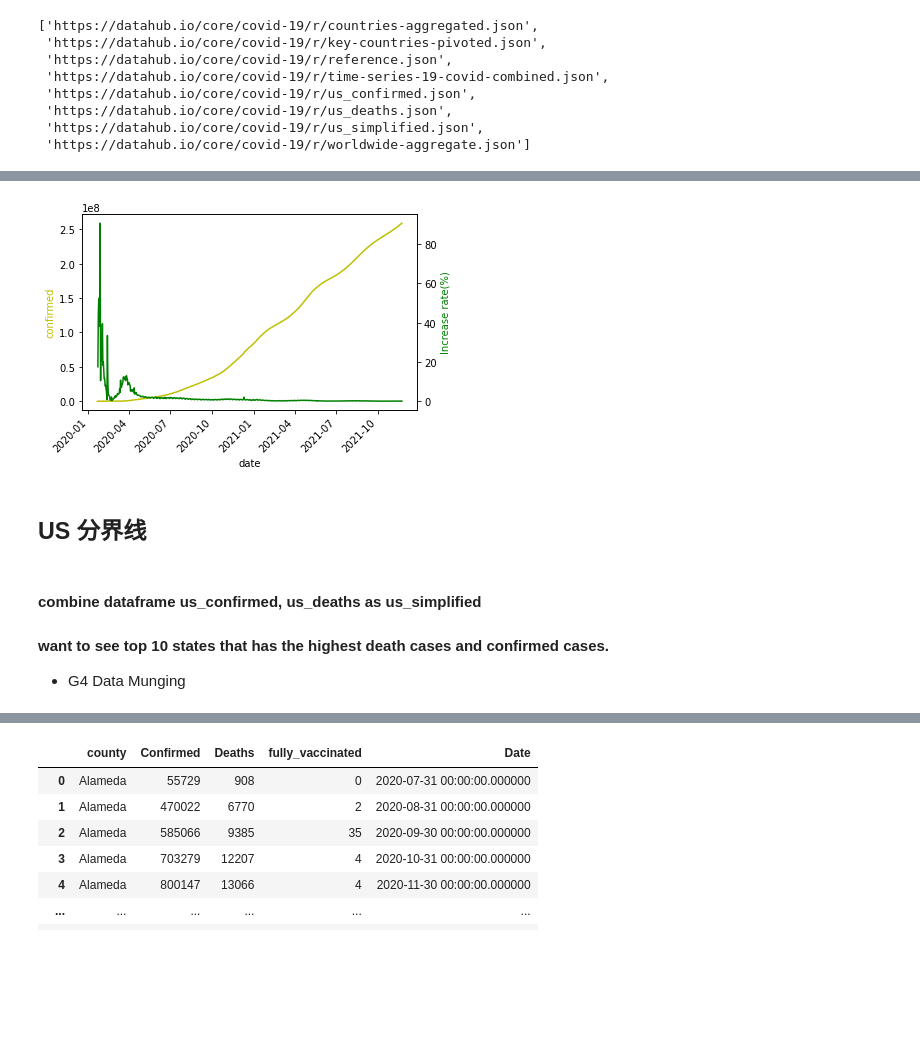
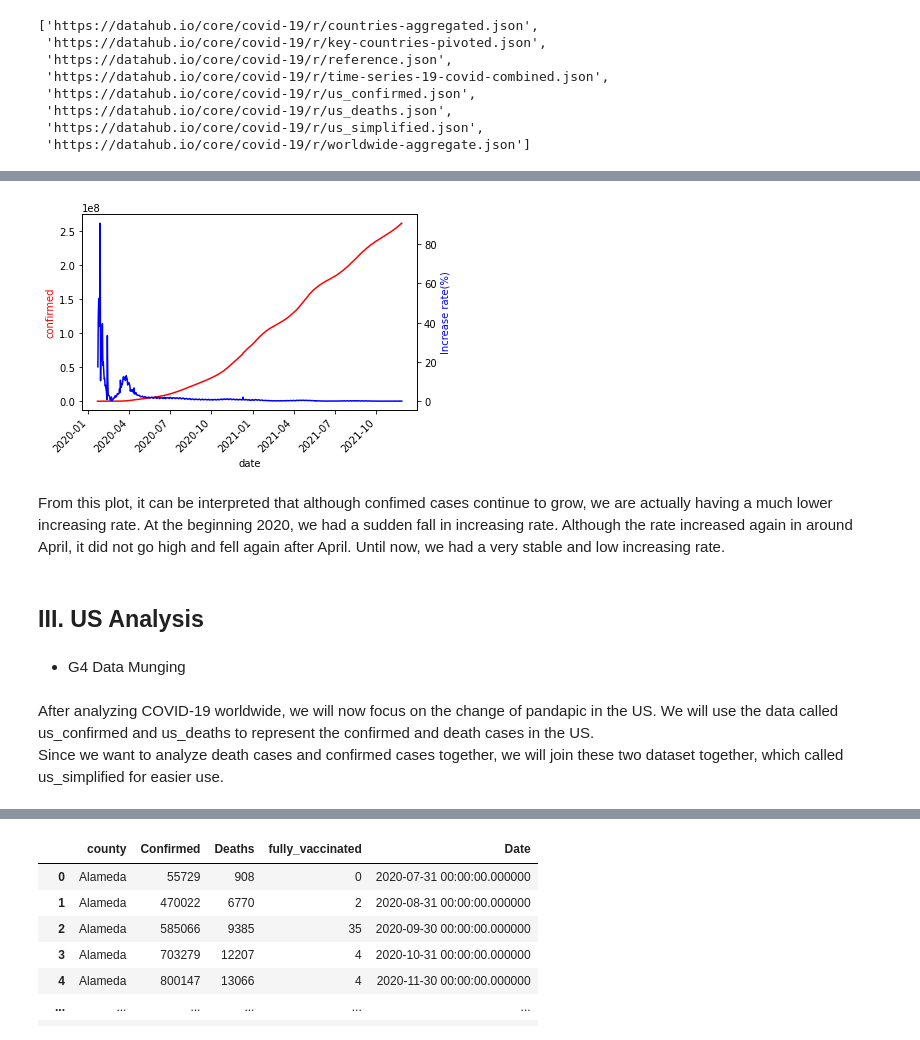
Before and after one commit to joeyzheng97/repo3, a Jupyter notebook: notebooks/pj.ipynb, the cells around one changed output, grey strips where cells are left out. Saved outputs shown, nothing was run; the diff lists cells and outputs as text; code cells hidden in the pictures; blank space fills up the shorter version.

```diff
--- a/notebooks/pj.ipynb
+++ b/notebooks/pj.ipynb
@@ -132,25 +199,29 @@ worldwide['Date'] = pd.to_datetime(worldwide['Date'])
 # %%
 x = worldwide['Date']
 y1 = worldwide['Confirmed']
 y2 = worldwide['Increase rate']
 
 fig, ax1 = plt.subplots()
 
 ax2 = ax1.twinx()
-ax1.plot(x, y1, 'y-')
-ax2.plot(x, y2, 'g-')
+ax1.plot(x, y1, 'r-')
+ax2.plot(x, y2, 'b-')
 
 ax1.set_xlabel('date')
-ax1.set_ylabel('confirmed', color='y')
-ax2.set_ylabel('Increase rate(%)', color='g')
+ax1.set_ylabel('confirmed', color='r')
+ax2.set_ylabel('Increase rate(%)', color='b')
 fig.autofmt_xdate(rotation=45)
 plt.show()
 # %% [output]
-[figure, old version]
+[figure, new version]
+# %% [markdown]
+From this plot, it can be interpreted that although confimed cases continue to grow, we are actually having a much lower increasing rate. At the beginning 2020, we had a sudden fall in increasing rate. Although the rate increased again in around April, it did not go high and fell again after April. Until now, we had a very stable and low increasing rate.
 # %% [markdown]
-## US 分界线
+## III. US Analysis
 # %% [markdown]
-#### combine dataframe us_confirmed, us_deaths as us_simplified
-#### want to see top 10 states that has the highest death cases and confirmed cases.
+
 - G4 Data Munging
+# %% [markdown]
+After analyzing COVID-19 worldwide, we will now focus on the change of pandapic in the US. We will use the data called us_confirmed and us_deaths to represent the confirmed and death cases in the US.
+Since we want to analyze death cases and confirmed cases together, we will join these two dataset together, which called us_simplified for easier use.
 # %%
```
Also changed, not shown: parts of 69 cells of this notebook, 2 other files.
